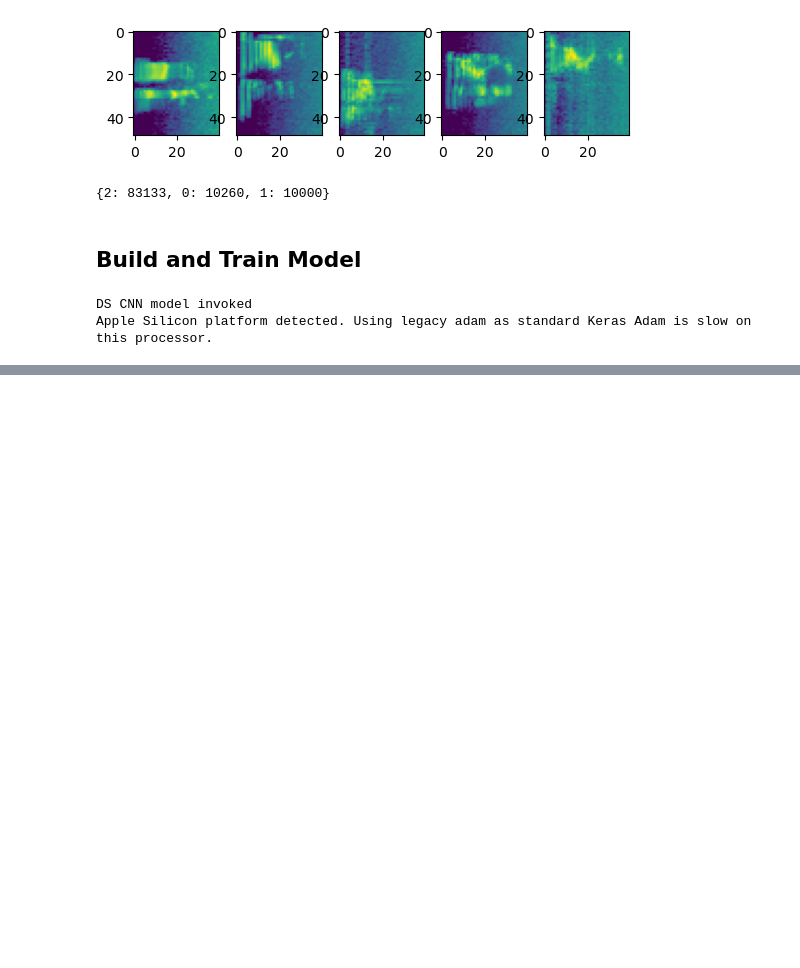
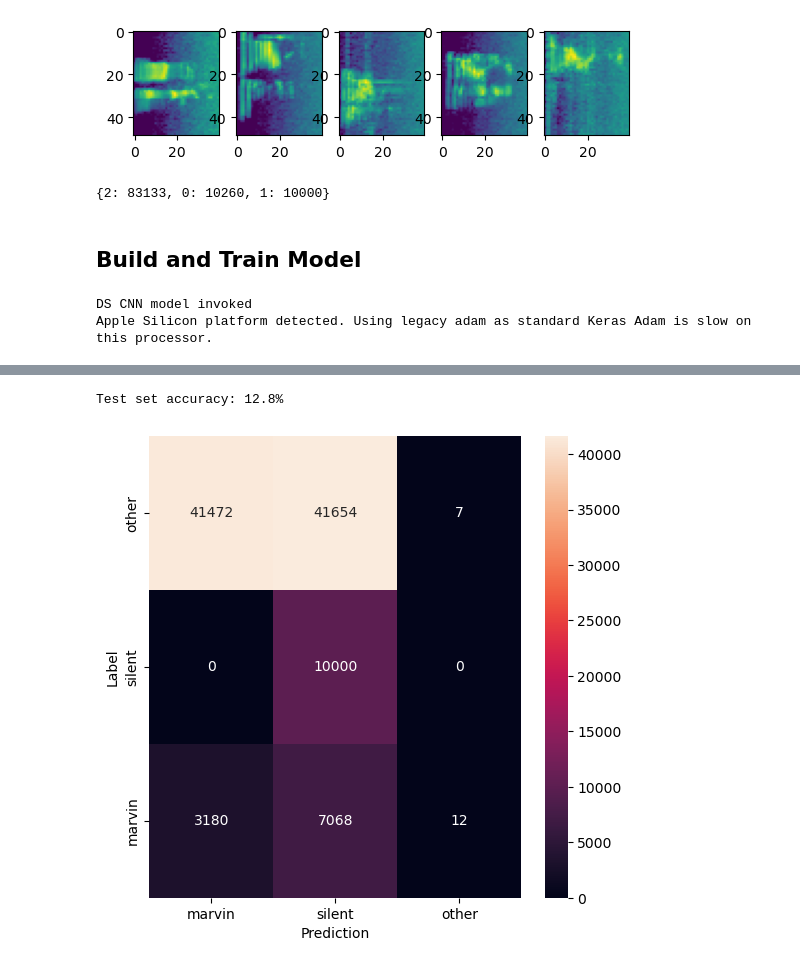
Before and after one commit to mlcommons/tiny, a Jupyter notebook: benchmark/training/streaming_wakeword/demo.ipynb, the cells around one changed output, grey strips where cells are left out. Drawn from its saved outputs; the diff is of its cells as text; code cells hidden in the pictures; blank space fills up the shorter version.

```diff
--- a/benchmark/training/streaming_wakeword/demo.ipynb
+++ b/benchmark/training/streaming_wakeword/demo.ipynb
@@ -538,0 +608,8 @@ Epoch 2/2
+# %%
+
+model_out = model.predict(ds_train)
+y_pred = np.argmax(model_out, axis=1)
+
+y_true = np.nan*np.zeros(y_pred.shape[0])
+for i,dat in enumerate(ds_train.unbatch()):
+  y_true[i] = dat[1]
@@ -538,0 +619,19 @@ Epoch 2/2
+# %%
+label_list = ['marvin', 'silent', 'other']
+# %%
+acc = sum(y_pred == y_true) / len(y_true)
+print(f'Test set accuracy: {acc:.1%}')
+# %% [output]
+Test set accuracy: 12.8%
+# %%
+
+confusion_mtx = tf.math.confusion_matrix(y_true, y_pred)
+plt.figure(figsize=(6, 6))
+sns.heatmap(confusion_mtx, xticklabels=label_list, yticklabels=label_list,
+            annot=True, fmt='g')
+plt.gca().invert_yaxis() # flip so origin is at bottom left
+plt.xlabel('Prediction')
+plt.ylabel('Label')
+plt.show()
+# %% [output]
+[figure, added]
```
Also changed, not shown: parts of 7 cells of this notebook, 2 other files.
